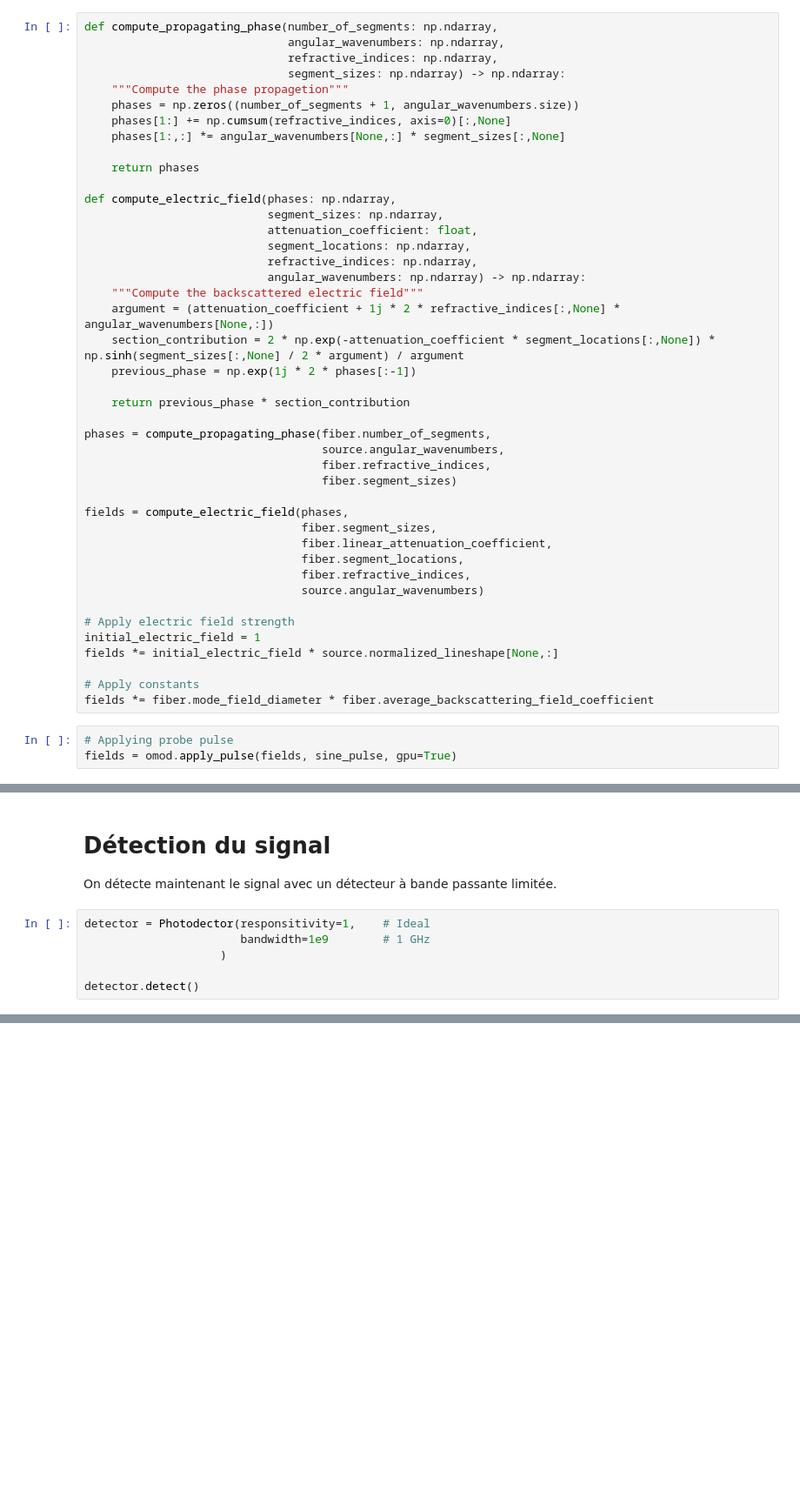
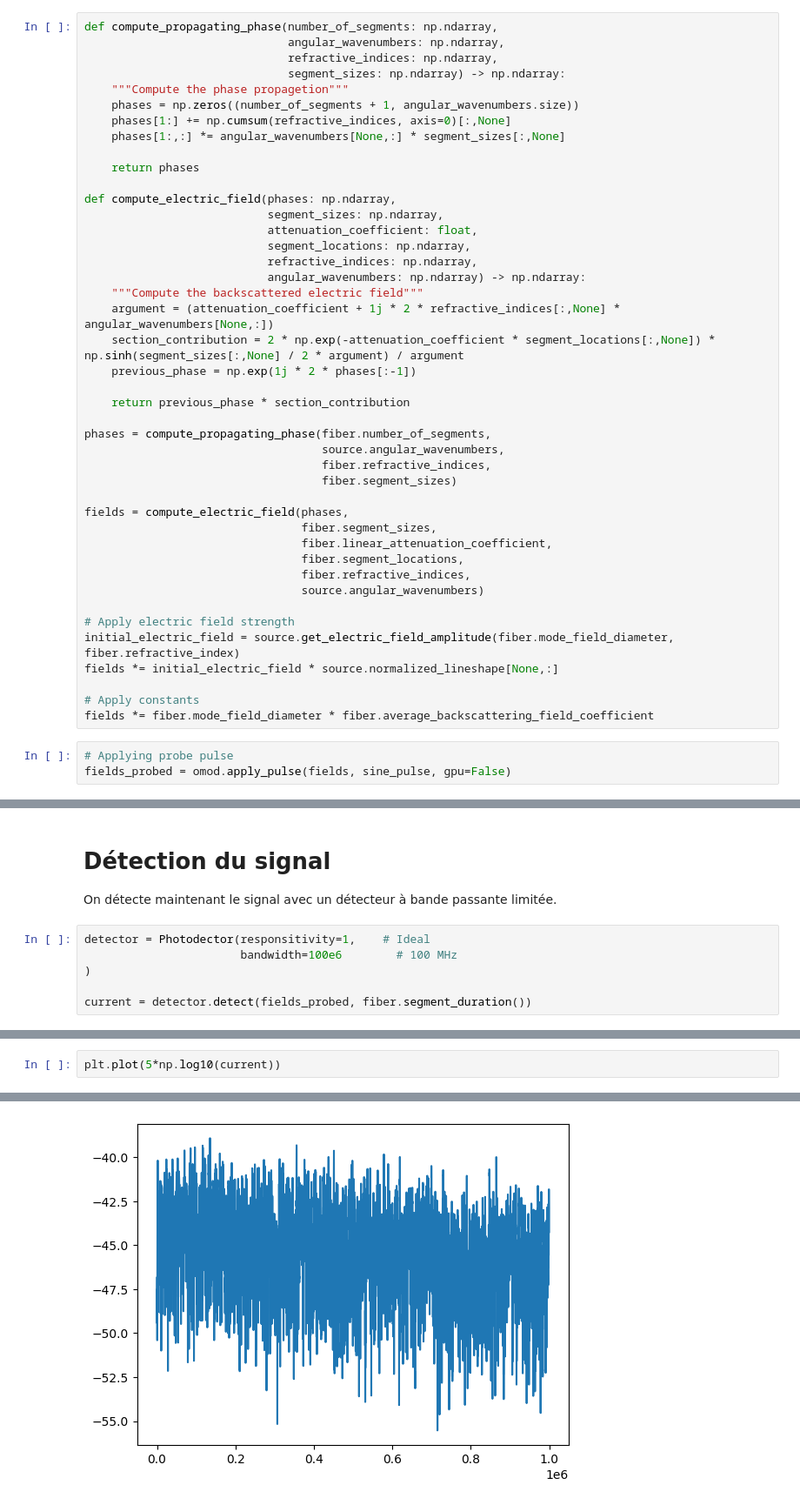
Before and after one commit to lbelangers/SS-Kapany, a Jupyter notebook: src/ssrayleigh/project.ipynb, the cells around one changed output, grey strips where cells are left out. Shown: that part at 87% size. Cells and saved outputs as stored; diff of their text form; blank space fills up the shorter version.

```diff
--- a/src/ssrayleigh/project.ipynb
+++ b/src/ssrayleigh/project.ipynb
@@ -158,11 +159,11 @@ fields = compute_electric_field(phases,
                                 source.angular_wavenumbers)
 
 # Apply electric field strength
-initial_electric_field = 1
+initial_electric_field = source.get_electric_field_amplitude(fiber.mode_field_diameter, fiber.refractive_index)
 fields *= initial_electric_field * source.normalized_lineshape[None,:]
 
 # Apply constants
 fields *= fiber.mode_field_diameter * fiber.average_backscattering_field_coefficient
 # %%
 # Applying probe pulse
-fields = omod.apply_pulse(fields, sine_pulse, gpu=True)
+fields_probed = omod.apply_pulse(fields, sine_pulse, gpu=False)
@@ -174,7 +173,7 @@ OutOfMemoryError: CUDA out of memory. Tried to allocate 2145.95 GiB. GPU
 On détecte maintenant le signal avec un détecteur à bande passante limitée.
 # %%
 detector = Photodector(responsitivity=1,    # Ideal
-                       bandwidth=1e9        # 1 GHz
-                    )
+                       bandwidth=100e6        # 100 MHz
+)
 
-detector.detect()
+current = detector.detect(fields_probed, fiber.segment_duration())
@@ -182,0 +180,3 @@ TypeError: Photodector.detect() missing 2 required positional arguments: 'fields
+# %%
+plt.plot(5*np.log10(current))
+# %% [output]
@@ -182,0 +184 @@ TypeError: Photodector.detect() missing 2 required positional arguments: 'fields
+[figure, added]
```
Also changed, not shown: parts of 8 cells of this notebook, 3 other files.
